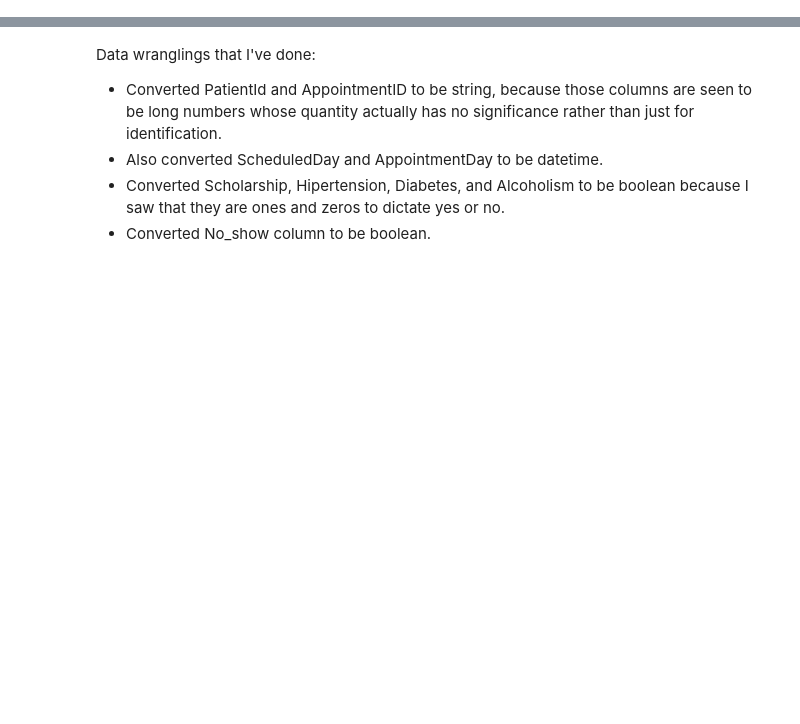
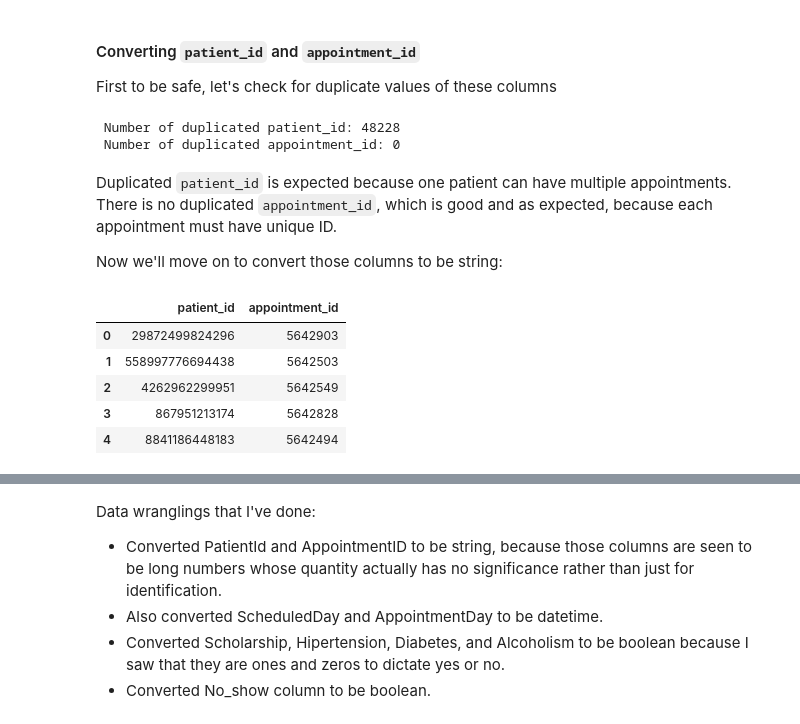
Before and after one commit to fletchersarip93/medical-appointment-no-show-data-analysis, a Jupyter notebook: Investigation_of_No_Show_Appointments_Data.ipynb, the cells around one changed output, grey strips where cells are left out. Cells and saved outputs as stored; diff of their text form; code cells hidden in the pictures; blank space fills up the shorter version.

```diff
--- a/Investigation_of_No_Show_Appointments_Data.ipynb
+++ b/Investigation_of_No_Show_Appointments_Data.ipynb
@@ -39,0 +149,15 @@ import re
+# %% [markdown]
+#### Converting `patient_id` and `appointment_id`
+
+First to be safe, let's check for duplicate values of these columns
+# %%
+print(f' Number of duplicated patient_id: {sum(df.patient_id.duplicated())}')
+print(f' Number of duplicated appointment_id: {sum(df.appointment_id.duplicated())}')
+# %% [output]
+ Number of duplicated patient_id: 48228
+ Number of duplicated appointment_id: 0
+# %% [markdown]
+Duplicated `patient_id` is expected because one patient can have multiple appointments.
+There is no duplicated `appointment_id`, which is good and as expected, because each appointment must have unique ID.
+
+Now we'll move on to convert those columns to be string:
@@ -39,0 +168,9 @@ import re
+# %%
+df.head()[['patient_id', 'appointment_id']]
+# %% [output]
+|  | patient_id | appointment_id |
+| 0 | 29872499824296 | 5642903 |
+| 1 | 558997776694438 | 5642503 |
+| 2 | 4262962299951 | 5642549 |
+| 3 | 867951213174 | 5642828 |
+| 4 | 8841186448183 | 5642494 |
```
Also changed, not shown: parts of 85 cells of this notebook.
